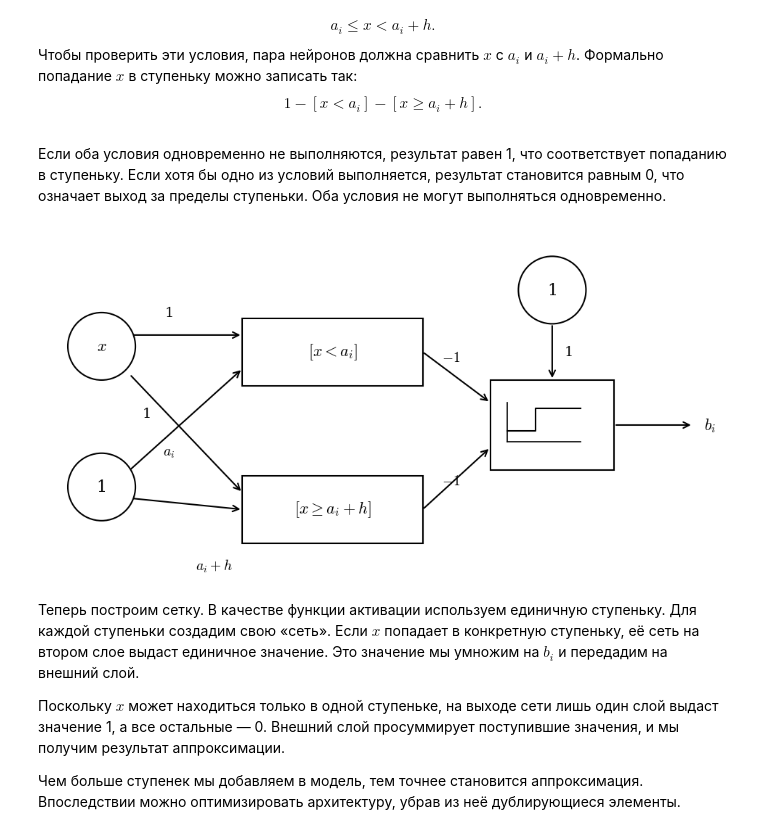
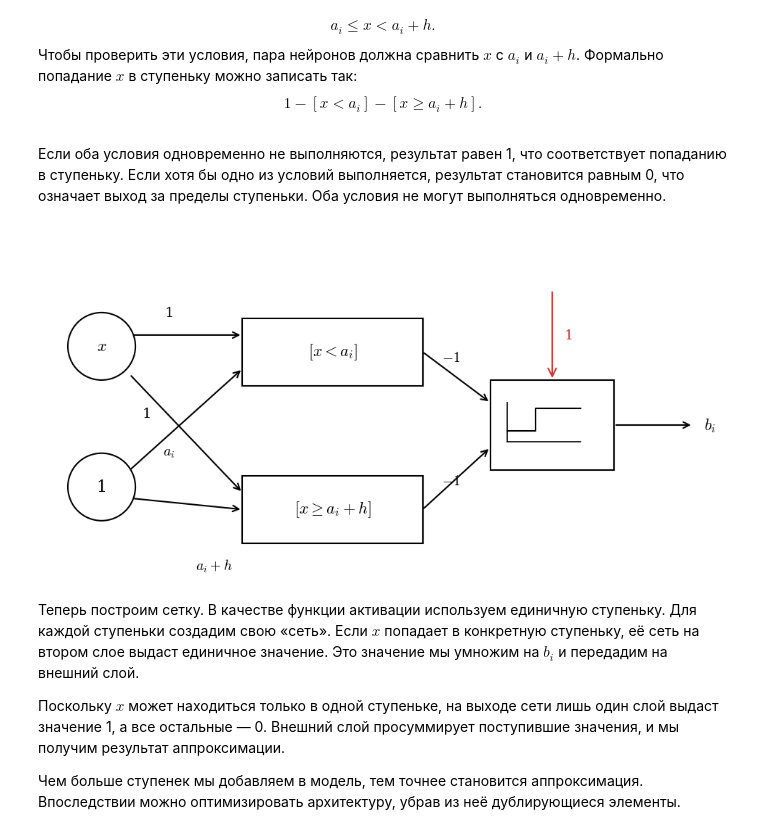
Before and after one commit to CodeHunterOfficial/ArabovMKDeep, a Jupyter notebook: DL-2026/Lecture_1/Lecture_1_Introduction_to_Neural_Networks.ipynb, the cells around one changed output. Saved outputs shown, nothing was run; the diff lists cells and outputs as text; code cells hidden in the pictures.

```diff
--- a/DL-2026/Lecture_1/Lecture_1_Introduction_to_Neural_Networks.ipynb
+++ b/DL-2026/Lecture_1/Lecture_1_Introduction_to_Neural_Networks.ipynb
@@ -3297,6 +3308,7 @@ ax.axis('off')
 # Параметры
 lw = 1.5
 arrow_props = dict(arrowstyle='->', lw=lw, color='black', mutation_scale=15)
+color_bias = '#D32F2F' # Красный цвет для базисов
 
 # ==========================================
 # 1. РИСУЕМ УЗЛЫ
@@ -3308,9 +3320,6 @@ ax.add_patch(patches.Circle((1.0, 1.5), 0.6, fill=True, facecolor='white', edgec
 # Скрытые прямоугольники (логические условия)
 ax.add_patch(patches.Rectangle((3.5, 3.3), 3.2, 1.2, fill=True, facecolor='white', edgecolor='black', linewidth=lw, zorder=3))
 ax.add_patch(patches.Rectangle((3.5, 0.5), 3.2, 1.2, fill=True, facecolor='white', edgecolor='black', linewidth=lw, zorder=3))
-
-# Верхний правый круг (bias)
-ax.add_patch(patches.Circle((9.0, 5.0), 0.6, fill=True, facecolor='white', edgecolor='black', linewidth=lw, zorder=3))
 
 # Выходной прямоугольник
 ax.add_patch(patches.Rectangle((7.9, 1.8), 2.2, 1.6, fill=True, facecolor='white', edgecolor='black', linewidth=lw, zorder=3))
@@ -3325,8 +3334,6 @@ ax.text(1.0, 1.5, '1', ha='center', va='center', fontsize=16, zorder=4)
 # Формулы внутри прямоугольников
 ax.text(5.1, 3.9, r'$[x < a_i]$', ha='center', va='center', fontsize=16, zorder=4)
 ax.text(5.1, 1.1, r'$[x \geq a_i + h]$', ha='center', va='center', fontsize=16, zorder=4)
-
-ax.text(9.0, 5.0, '1', ha='center', va='center', fontsize=16, zorder=4)
 
 # Рисуем ступеньку внутри выходного прямоугольника
 ax.plot([8.2, 9.5], [2.3, 2.3], 'k-', lw=1.2, zorder=4) # Ось X
@@ -3349,39 +3356,40 @@ ax.annotate('', xy=(3.5, 1.1), xytext=(1.5, 1.3), arrowprops=arrow_props, zorder
 ax.annotate('', xy=(7.9, 3.0), xytext=(6.7, 3.9), arrowprops=arrow_props, zorder=2)
 ax.annotate('', xy=(7.9, 2.2), xytext=(6.7, 1.1), arrowprops=arrow_props, zorder=2)
 
-# От bias к выходу
-ax.annotate('', xy=(9.0, 3.4), xytext=(9.0, 4.4), arrowprops=arrow_props, zorder=2)
+# Базис к выходу (Красная стрелка)
+ax.annotate('', xy=(9.0, 3.4), xytext=(9.0, 5.0),
+            arrowprops=dict(arrowstyle='->', lw=lw, color=color_bias, mutation_scale=20), zorder=2)
 
 # Выходная стрелка
 ax.annotate('', xy=(11.5, 2.6), xytext=(10.1, 2.6), arrowprops=arrow_props, zorder=2)
 
 
 # ==========================================
 # 4. ПОДПИСИ ВЕСОВ И ВЫХОДА (ТОЛЬКО $...$)
 # ==========================================
 # Веса на входах
 ax.text(2.2, 4.6, '1', ha='center', va='center', fontsize=14, zorder=4)
 ax.text(1.8, 2.8, '1', ha='center', va='center', fontsize=14, zorder=4)
 ax.text(2.2, 2.1, r'$a_i$', ha='center', va='center', fontsize=14, zorder=4)
 ax.text(3.0, 0.1, r'$a_i + h$', ha='center', va='center', fontsize=14, zorder=4)
 
 # Веса на выходах скрытого слоя
 ax.text(7.2, 3.8, r'$-1$', ha='center', va='center', fontsize=14, zorder=4)
 ax.text(7.2, 1.6, r'$-1$', ha='center', va='center', fontsize=14, zorder=4)
 
-# Вес от bias
-ax.text(9.3, 3.9, '1', ha='center', va='center', fontsize=14, zorder=4)
+# Вес от bias (Красный)
+ax.text(9.3, 4.2, '1', ha='center', va='center', fontsize=14, color=color_bias, zorder=4)
 
 # Выходная переменная
 ax.text(11.7, 2.6, r'$b_i$', ha='left', va='center', fontsize=16, zorder=4)
 
 
 # Устанавливаем равные пропорции
 ax.set_aspect('equal')
 plt.tight_layout()
 plt.show()
 # %% [output]
-[figure, old version]
+[figure, new version]
 # %% [markdown]
 Теперь построим сетку. В качестве функции активации используем единичную ступеньку. Для каждой ступеньки создадим свою «сеть». Если $x$ попадает в конкретную ступеньку, её сеть на втором слое выдаст единичное значение. Это значение мы умножим на $b_i$ и передадим на внешний слой.
 
```
Also changed, not shown: parts of 2 cells of this notebook.
